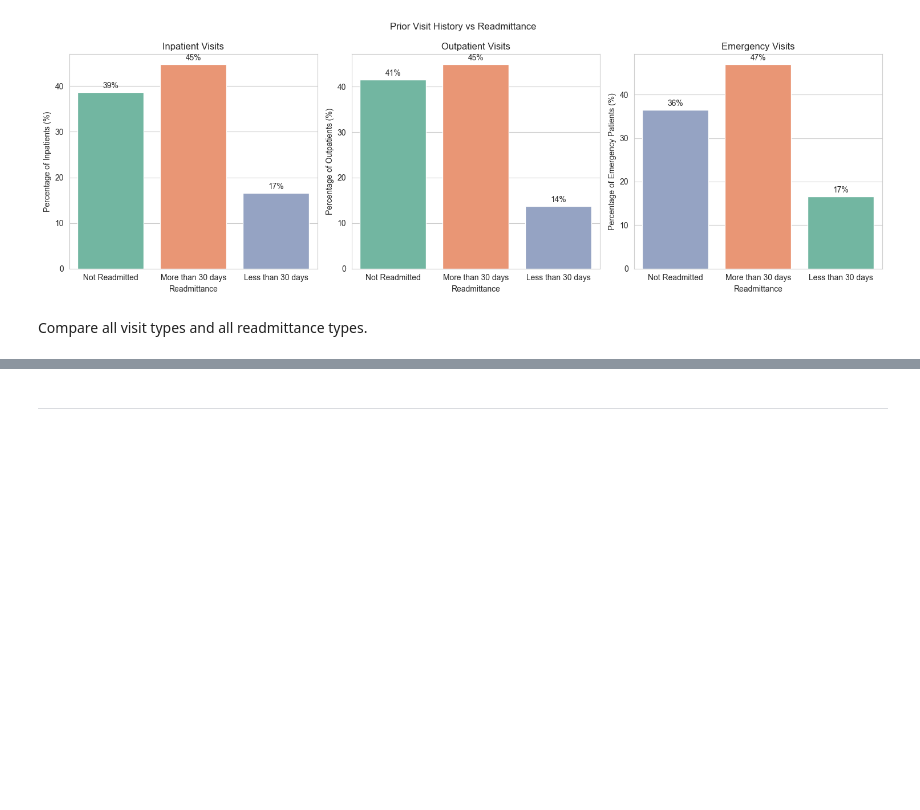
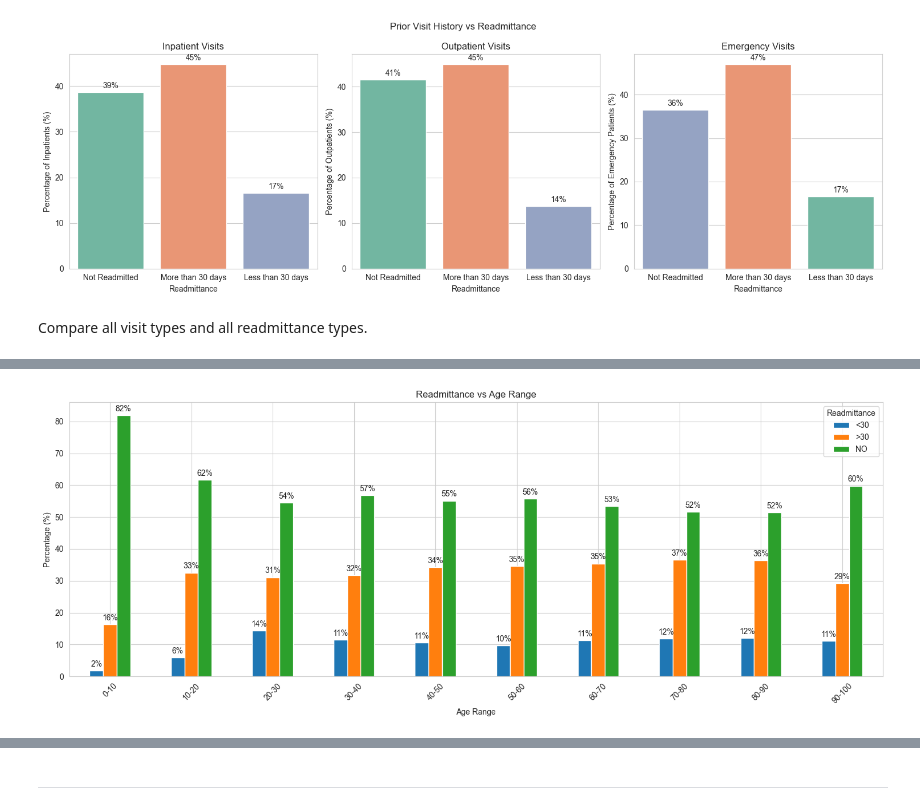
Before and after one commit to naqashb7/hospital_readmission_rates_analysis, a Jupyter notebook: jupyter_notebooks/EDA.ipynb, the cells around one changed output, grey strips where cells are left out. Drawn from its saved outputs; the diff is of its cells as text; code cells hidden in the pictures; blank space fills up the shorter version.

```diff
--- a/jupyter_notebooks/EDA.ipynb
+++ b/jupyter_notebooks/EDA.ipynb
@@ -342,0 +360,24 @@ Compare all visit types and all readmittance types.
+# %%
+cross = pd.crosstab(clean_hospital_data_df["age"], clean_hospital_data_df["readmitted"], normalize= "index")*100
+
+fig, ax = plt.subplots(figsize=(15, 6))
+
+age_cross_plot = cross.plot(kind="bar", ax=ax, edgecolor="white")
+
+
+for container in age_cross_plot.containers:
+    labels = [f"{v.get_height():.0f}%" for v in container]
+    age_cross_plot.bar_label(container, labels=labels, padding= 3)
+
+
+ax.set_title("Readmittance vs Age Range")
+ax.set_xlabel("Age Range")
+ax.set_xticks(ticks =[0,1,2,3,4,5,6,7,8,9], labels=["0-10","10-20","20-30","30-40","40-50","50-60","60-70","70-80","80-90","90-100"] )
+ax.set_ylabel("Percentage (%)")
+ax.tick_params(axis='x', rotation=45)
+ax.legend(title="Readmittance", bbox_to_anchor=(1, 1))
+
+plt.tight_layout()
+plt.show()
+# %% [output]
+[figure, added]
```
Also changed, not shown: parts of 12 cells of this notebook.
